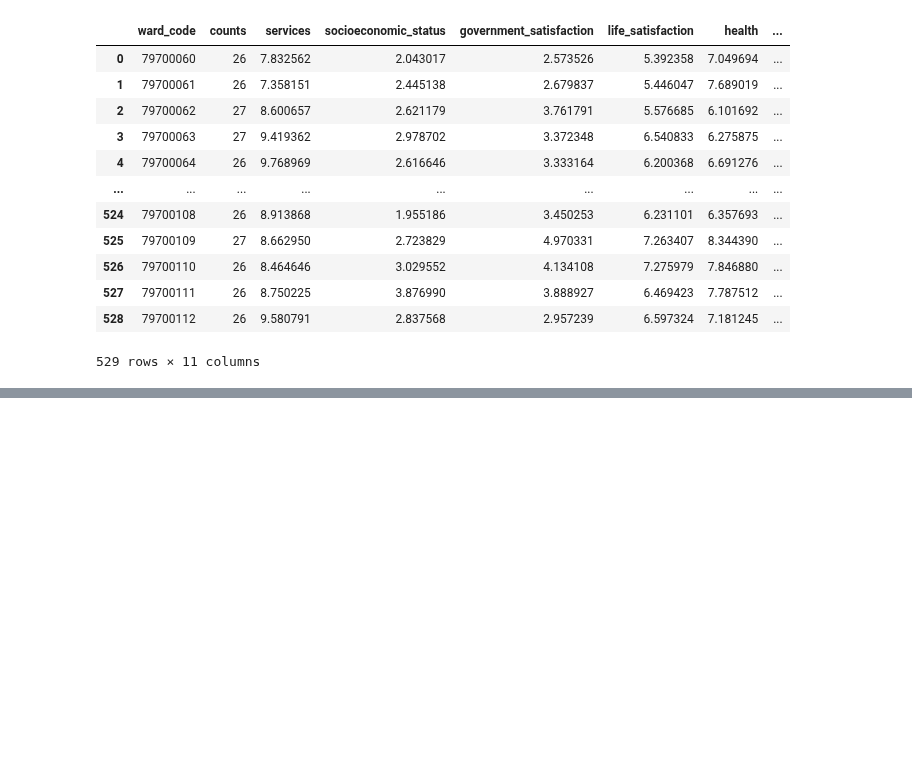
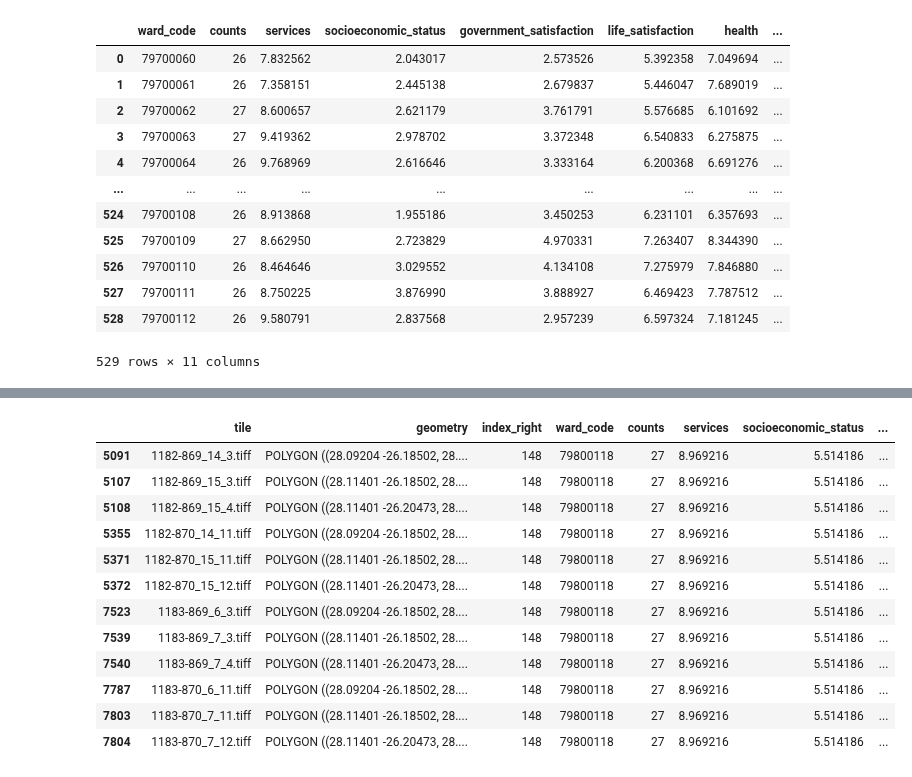
Before and after one commit to Emily-RoseSteyn/measuring-quality-of-life-gauteng, a Jupyter notebook: notebooks/sandbox.ipynb, the cells around one changed output, grey strips where cells are left out. Cells and saved outputs as stored; diff of their text form; code cells hidden in the pictures; blank space fills up the shorter version.

```diff
--- a/notebooks/sandbox.ipynb
+++ b/notebooks/sandbox.ipynb
@@ -62,0 +66,18 @@ tile_transforms.plot()
+# %%
+# Matching kensington to tiles
+join_left_df = tile_transforms.sjoin(kensington, how="inner")
+join_left_df
+# %% [output]
+|  | tile | geometry | index_right | ward_code | counts | services | socioeconomic_status | ... |
+| 5091 | 1182-869_14_3.tiff | POLYGON ((28.09204 -26.18502, 28.... | 148 | 79800118 | 27 | 8.969216 | 5.514186 | ... |
+| 5107 | 1182-869_15_3.tiff | POLYGON ((28.11401 -26.18502, 28.... | 148 | 79800118 | 27 | 8.969216 | 5.514186 | ... |
+| 5108 | 1182-869_15_4.tiff | POLYGON ((28.11401 -26.20473, 28.... | 148 | 79800118 | 27 | 8.969216 | 5.514186 | ... |
+| 5355 | 1182-870_14_11.tiff | POLYGON ((28.09204 -26.18502, 28.... | 148 | 79800118 | 27 | 8.969216 | 5.514186 | ... |
+| 5371 | 1182-870_15_11.tiff | POLYGON ((28.11401 -26.18502, 28.... | 148 | 79800118 | 27 | 8.969216 | 5.514186 | ... |
+| 5372 | 1182-870_15_12.tiff | POLYGON ((28.11401 -26.20473, 28.... | 148 | 79800118 | 27 | 8.969216 | 5.514186 | ... |
+| 7523 | 1183-869_6_3.tiff | POLYGON ((28.09204 -26.18502, 28.... | 148 | 79800118 | 27 | 8.969216 | 5.514186 | ... |
+| 7539 | 1183-869_7_3.tiff | POLYGON ((28.11401 -26.18502, 28.... | 148 | 79800118 | 27 | 8.969216 | 5.514186 | ... |
+| 7540 | 1183-869_7_4.tiff | POLYGON ((28.11401 -26.20473, 28.... | 148 | 79800118 | 27 | 8.969216 | 5.514186 | ... |
+| 7787 | 1183-870_6_11.tiff | POLYGON ((28.09204 -26.18502, 28.... | 148 | 79800118 | 27 | 8.969216 | 5.514186 | ... |
+| 7803 | 1183-870_7_11.tiff | POLYGON ((28.11401 -26.18502, 28.... | 148 | 79800118 | 27 | 8.969216 | 5.514186 | ... |
+| 7804 | 1183-870_7_12.tiff | POLYGON ((28.11401 -26.20473, 28.... | 148 | 79800118 | 27 | 8.969216 | 5.514186 | ... |
```
Also changed, not shown: parts of 7 cells of this notebook, 2 other files.
